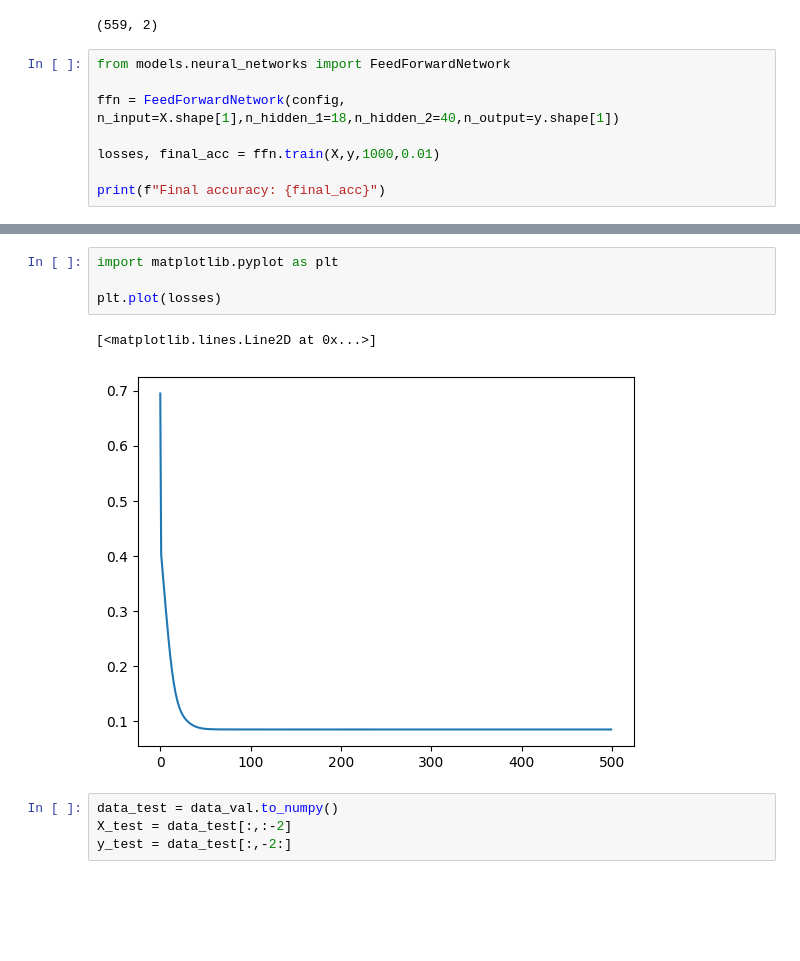
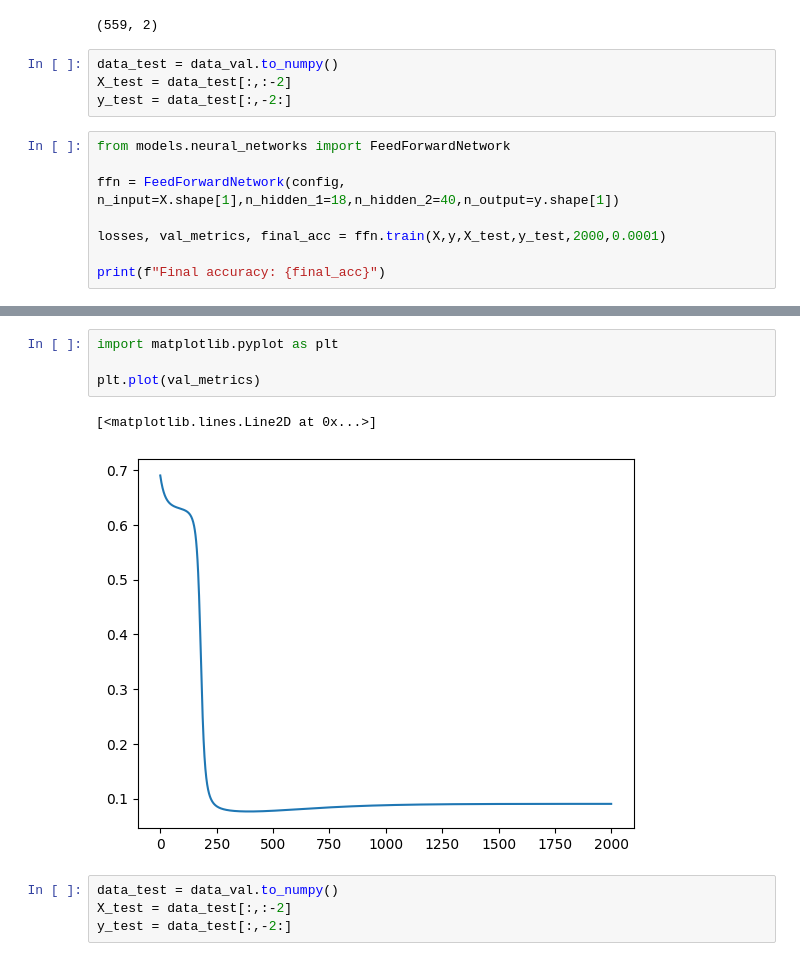
Before and after one commit to srikantamehta/ML-Models-from-Scratch, a Jupyter notebook: linear_classification_test.ipynb, the cells around one changed output, grey strips where cells are left out. Drawn from its saved outputs; the diff is of its cells as text; blank space fills up the shorter version.

```diff
--- a/linear_classification_test.ipynb
+++ b/linear_classification_test.ipynb
@@ -74,12 +74,16 @@ X.shape
 y.shape
 # %% [output]
 (559, 2)
+# %%
+data_test = data_val.to_numpy()
+X_test = data_test[:,:-2]
+y_test = data_test[:,-2:]
 # %%
 from models.neural_networks import FeedForwardNetwork
 
 ffn = FeedForwardNetwork(config, n_input=X.shape[1],n_hidden_1=18,n_hidden_2=40,n_output=y.shape[1])
 
-losses, final_acc = ffn.train(X,y,1000,0.01)
+losses, val_metrics, final_acc = ffn.train(X,y,X_test,y_test,2000,0.0001)
 
 print(f"Final accuracy: {final_acc}")
 # %% [output]
@@ -127,10 +131,10 @@ losses = linearnetwork.logistic_regression(X,y,epochs=500,lr=0.01)
 # %%
 import matplotlib.pyplot as plt
 
-plt.plot(losses)
+plt.plot(val_metrics)
 # %% [output]
 [<matplotlib.lines.Line2D at 0x...>]
-[figure, old version]
+[figure, new version]
 # %%
 data_test = data_val.to_numpy()
 X_test = data_test[:,:-2]
```
Also changed, not shown: parts of 2 cells of this notebook, 5 other files.
